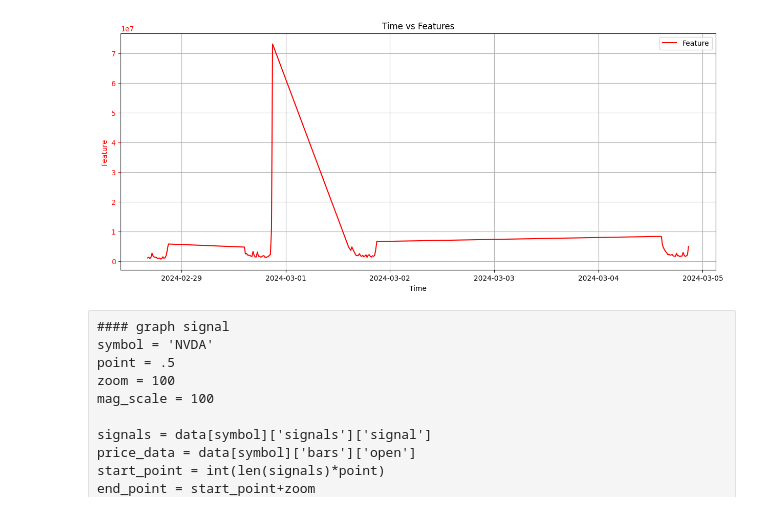
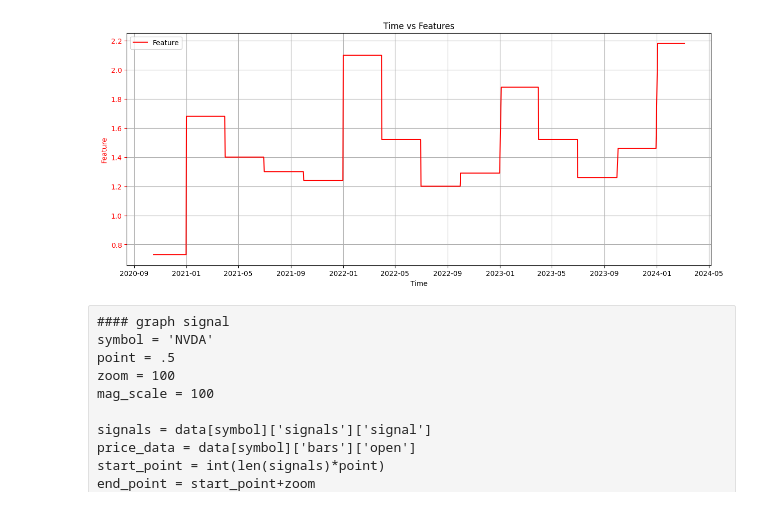
Before and after one commit to dmutascio/enigmaTrainer, a Jupyter notebook: enigmaTrainer.ipynb, the cells around one changed output. Saved outputs shown, nothing was run; the diff lists cells and outputs as text; code cells hidden in the pictures.

```diff
--- a/enigmaTrainer.ipynb
+++ b/enigmaTrainer.ipynb
@@ -237,6 +299,6 @@ indicator_functions = {
 }
 # %%
-def create_features(stock_data, indicator_config, type, queryParams, data_getter):
+def create_features(stock_data, indicator_config, type, queryParams, data_getter, symbol):
     features_df = pd.DataFrame()
     features_df.index = stock_data.index
 
@@ -250,6 +312,8 @@ def create_features(stock_data, indicator_config, type, queryParams, data_getter
             # Call the selected function with the corresponding configuration
             if indicator_name == 'Benchmark':
                 indicator_value = indicator_function(stock_data, data_getter, config, queryParams)
+            elif indicator_name == 'EPS':
+                indicator_value = indicator_function(stock_data, config, symbol)
             else:
                 indicator_value = indicator_function(stock_data, config)
             features_df = features_df.merge(indicator_value[[indicator_name]], left_index=True, right_index=True, how='left')
@@ -299,7 +363,7 @@ def main(symbols, type, queryParams, indicator_config, signal_memory, data_gette
         ]
 
         #create features df
-        features_df = create_features(values, indicator_config, type, queryParams, data_getter)
+        features_df = create_features(values, indicator_config, type, queryParams, data_getter, symbol)
 
         #create signals df
         signals_df = create_signals(values, signal_memory)
@@ -328,7 +392,7 @@ def main(symbols, type, queryParams, indicator_config, signal_memory, data_gette
 #init config and get stock price data
 #symbols = ['AAPL', 'TSLA', 'ABBV', 'CVX', 'CMA', 'NVDA']
 #symbols = ['NVDA', 'APPL', 'TSLA', 'JPM', 'VZ']
-symbols = ['AAPL']
+symbols = ['AAPL', 'JPM']
 
 queryParams = {
     'timeframe':'15Min',
@@ -355,14 +419,21 @@ indicator_config = {
     'EWMA': {
         'period': 40
     },
-    'Volume': {
-        'scale': 1
+    # 'Volume': {
+    #     'scale': 1
+    # },
+    'Open': {},
+    'Close': {},
+    'High': {},
+    'Low': {},
+    'PriceVolumeWeighted': {},
+    'EPS': {
+       'measure': 'quarterly'
     },
-    'Price': {}
-    #'Benchmark': {
-    #    'symbol': 'CARZ',
-    #    'type': 'stock'
-    #}
+    'Benchmark': {
+       'symbol': 'SPY',
+       'type': 'stock'
+    }
 }
 
 alpaca = Alpaca(apiKey = 'PKVVMO4VIR8019Z87DV6', apiSecret = 'XlEHA9LpAe3lCmbASJY1Ffze3aRhmCdkhvM1SBnf')
@@ -996,41 +1038,41 @@ for symbol, model_obj in models.items():
     conn.close()
 # %%
 ##### graph feature
-features = data['AAPL']['features']['Volume'][-100:]
+features = data['AAPL']['features']['EPS']
 #features2 = data['AAPL']['bars']#[7620:7640]
 
 x=features.index
 #y = features
 y2 = features
 fig, ax1 = plt.subplots(figsize=(15, 6))
 
 # Plot the first feature on the main axis
 #ax1.scatter(x, y, c='r', marker='o', s=5, label='Feature', edgecolors='none')
 ax1.plot(x, y2, color='r', label='Feature')
 ax1.set_xlabel('Time')
 ax1.set_ylabel('Feature', color='r')
 ax1.tick_params('y', colors='r')
 ax1.grid(True)
 
 # Create a secondary y-axis
 # ax2 = ax1.twinx()
 
 # # Plot the second feature on the secondary y-axis
 # #ax2.scatter(x, y2, c='b', marker='o', s=5, label='Price', edgecolors='none')
 # ax2.plot(x, y2, color='b', label='Price')
 # ax2.set_ylabel('Price', color='b')
 # ax2.tick_params('y', colors='b')
 
 # Title for the plot
 plt.title('Time vs Features')
 
 # Show the legend
 plt.legend()
 
 # Display the plot
 plt.show()
 # %% [output]
-[figure, old version]
+[figure, new version]
 # %% [raw]
 #### graph signal
 symbol = 'NVDA'
```
Also changed, not shown: parts of 11 cells of this notebook.
